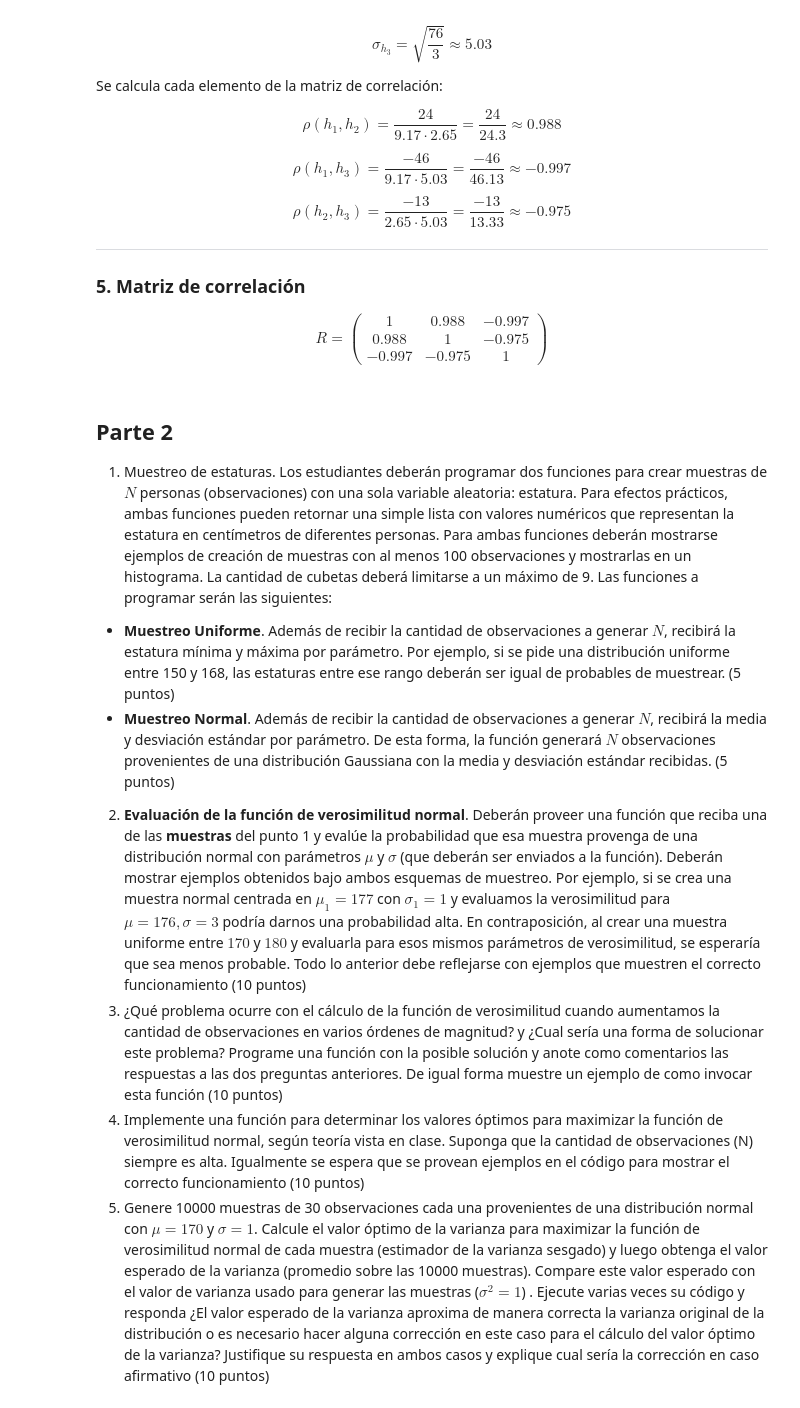
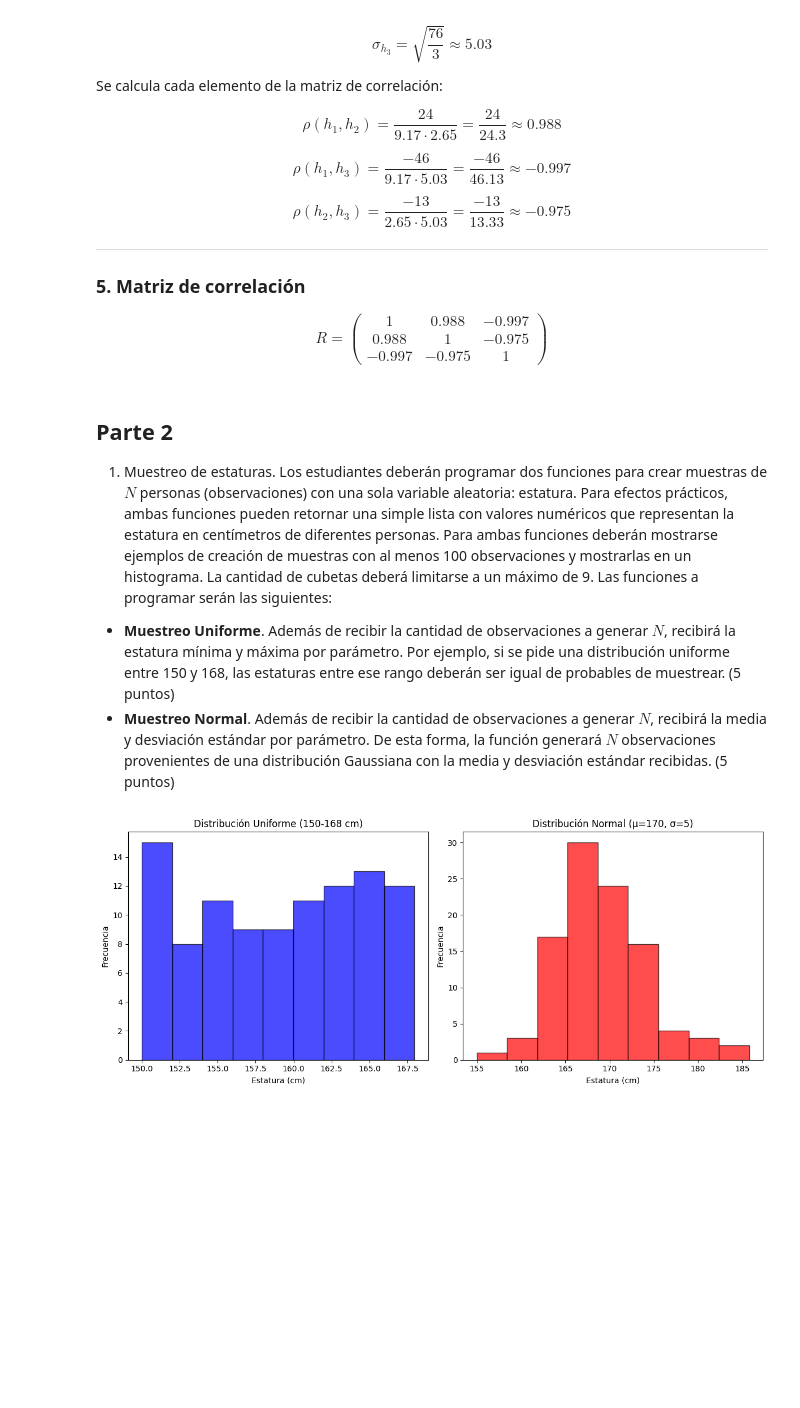
Before and after one commit to rbaltodanog/CiDatTecMod3, a Jupyter notebook: Tarea1_EstadisticaParaCienciaDeLosDatos_roberto.ipynb, the cells around one changed output. Saved outputs shown, nothing was run; the diff lists cells and outputs as text; code cells hidden in the pictures; blank space fills up the shorter version.

Commit message:
Parte 2 pregunta 1 realizada

```diff
--- a/Tarea1_EstadisticaParaCienciaDeLosDatos_roberto.ipynb
+++ b/Tarea1_EstadisticaParaCienciaDeLosDatos_roberto.ipynb
@@ -298,9 +298,47 @@ R =
 1. Muestreo de estaturas. Los estudiantes deberán programar dos funciones para crear muestras de $N$ personas (observaciones) con una sola variable aleatoria: estatura. Para efectos prácticos, ambas funciones pueden retornar una simple lista con valores numéricos que representan la estatura en centímetros de diferentes personas. Para ambas funciones deberán mostrarse ejemplos de creación de muestras con al menos 100 observaciones y mostrarlas en un histograma. La cantidad de cubetas deberá limitarse a un máximo de 9. Las funciones a programar serán las siguientes:
  * **Muestreo Uniforme**. Además de recibir la cantidad de observaciones a generar $N$, recibirá la estatura mínima y máxima  por parámetro. Por ejemplo, si se pide una distribución uniforme entre 150 y 168, las estaturas entre ese rango deberán ser igual de probables de muestrear. (5 puntos)
   * **Muestreo Normal**. Además de recibir la cantidad de observaciones a generar $N$, recibirá la media y desviación estándar por parámetro. De esta forma, la función generará $N$ observaciones provenientes de una distribución Gaussiana con la media y desviación estándar recibidas. (5 puntos)
-
-
-2. **Evaluación de la función de verosimilitud normal**. Deberán proveer una función que reciba una de las **muestras** del punto 1 y evalúe la probabilidad que esa muestra provenga de una distribución normal con parámetros $\mu$ y $\sigma$ (que deberán ser enviados a la función). Deberán mostrar ejemplos obtenidos bajo ambos esquemas de muestreo. Por ejemplo, si se crea una muestra normal centrada en $\mu_1=177$ con $\sigma_1=1$ y evaluamos la verosimilitud para $\mu=176,\sigma=3$ podría darnos una probabilidad alta. En contraposición, al crear una muestra uniforme entre $170$ y $180$ y evaluarla para esos mismos parámetros de verosimilitud, se esperaría que sea menos probable. Todo lo anterior debe reflejarse con ejemplos que muestren el correcto funcionamiento (10 puntos)
-3. ¿Qué problema ocurre con el cálculo de la función de verosimilitud cuando aumentamos la cantidad de observaciones en varios órdenes de magnitud? y ¿Cual sería una forma de solucionar este problema? Programe una función con la posible solución y anote como comentarios las respuestas a las dos preguntas anteriores. De igual forma muestre un ejemplo de como invocar esta función (10 puntos)
-4. Implemente una función para determinar los valores óptimos para maximizar la función de verosimilitud normal, según teoría vista en clase. Suponga que la cantidad de observaciones (N) siempre es alta. Igualmente se espera que se provean ejemplos en el código para mostrar el correcto funcionamiento (10 puntos)
-5. Genere 10000 muestras de 30 observaciones cada una  provenientes de una distribución normal con $\mu=170$ y $\sigma=1$. Calcule el valor óptimo de la varianza para maximizar la función de verosimilitud normal de cada muestra (estimador de la varianza sesgado) y luego obtenga el valor esperado de la varianza (promedio sobre las 10000 muestras). Compare este valor esperado con el valor  de varianza usado para generar las muestras ($\sigma^{2}=1$)  . Ejecute varias veces su código y responda ¿El valor esperado de la varianza aproxima de manera correcta la varianza original  de la distribución o es necesario hacer alguna corrección en este caso para el cálculo del valor óptimo de la varianza? Justifique su respuesta en ambos casos y explique cual sería la corrección en caso afirmativo (10 puntos)
+# %%
+import numpy as np
+import matplotlib.pyplot as plt
+
+def muestreo_uniforme(N, minima, maxima):
+    rng = np.random.default_rng()
+    return rng.uniform(minima, maxima, N)
+
+def muestreo_normal(N, media, desviacion):
+    rng = np.random.default_rng()
+    return rng.normal(media, desviacion, N)
+
+# Parametros de las funciones
+minima = 150
+maxima = 168
+media = 170
+desviacion = 5
+N = 100
+
+# Muestreo uniforme entre minima y maxima
+estaturas_uniformes = muestreo_uniforme(N, minima, maxima)
+
+# Muestreo normal con media y desviación
+estaturas_normales = muestreo_normal(N, media, desviacion)
+
+# Crear histogramas con máximo 9 cubetas
+plt.figure(figsize=(12, 5))
+
+plt.subplot(1, 2, 1)
+plt.hist(estaturas_uniformes, bins=9, alpha=0.7, color='blue', edgecolor='black')
+plt.title(f'Distribución Uniforme ({minima}-{maxima} cm)')
+plt.xlabel('Estatura (cm)')
+plt.ylabel('Frecuencia')
+
+plt.subplot(1, 2, 2)
+plt.hist(estaturas_normales, bins=9, alpha=0.7, color='red', edgecolor='black')
+plt.title(f'Distribución Normal (μ={media}, σ={desviacion})')
+plt.xlabel('Estatura (cm)')
+plt.ylabel('Frecuencia')
+
+plt.tight_layout()
+plt.show()
+# %% [output]
+[figure, added]
```
Also changed, not shown: parts of 1 cell of this notebook.
